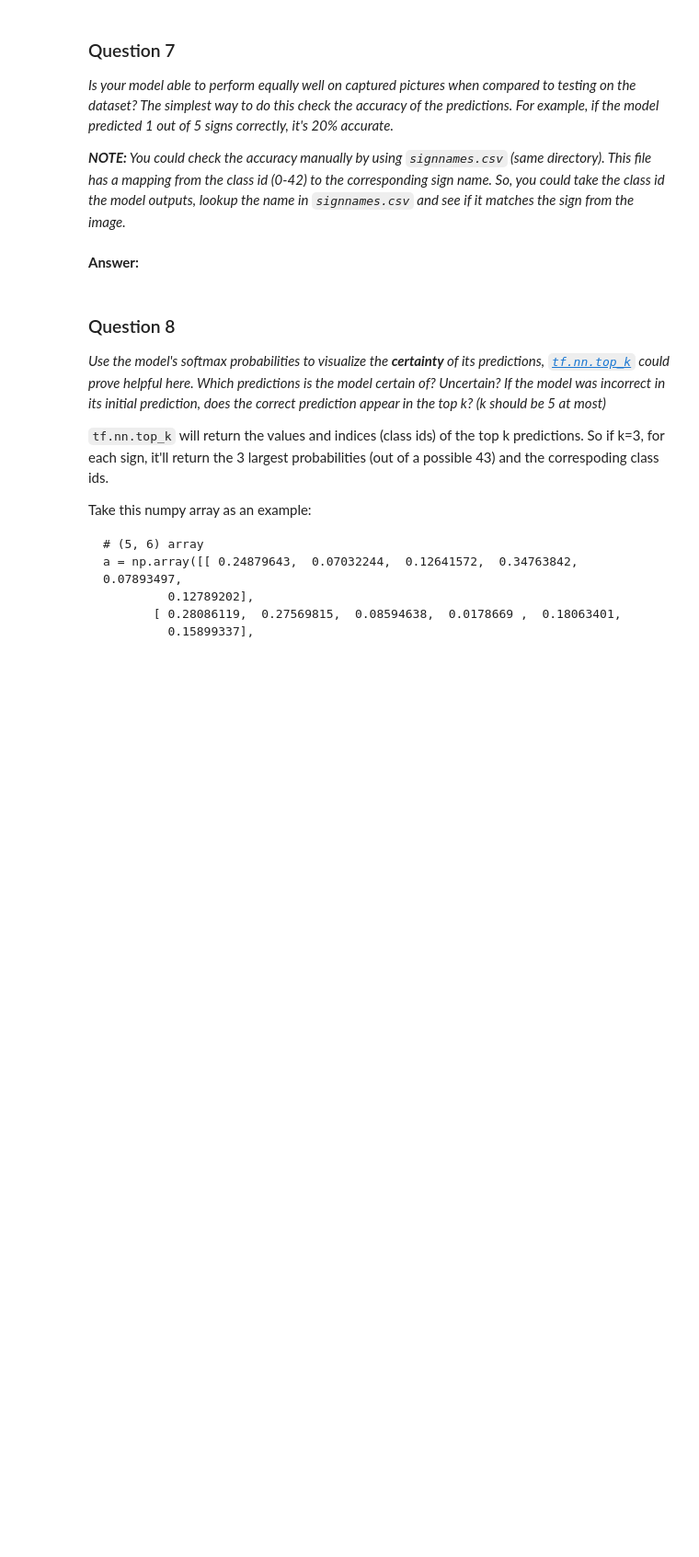
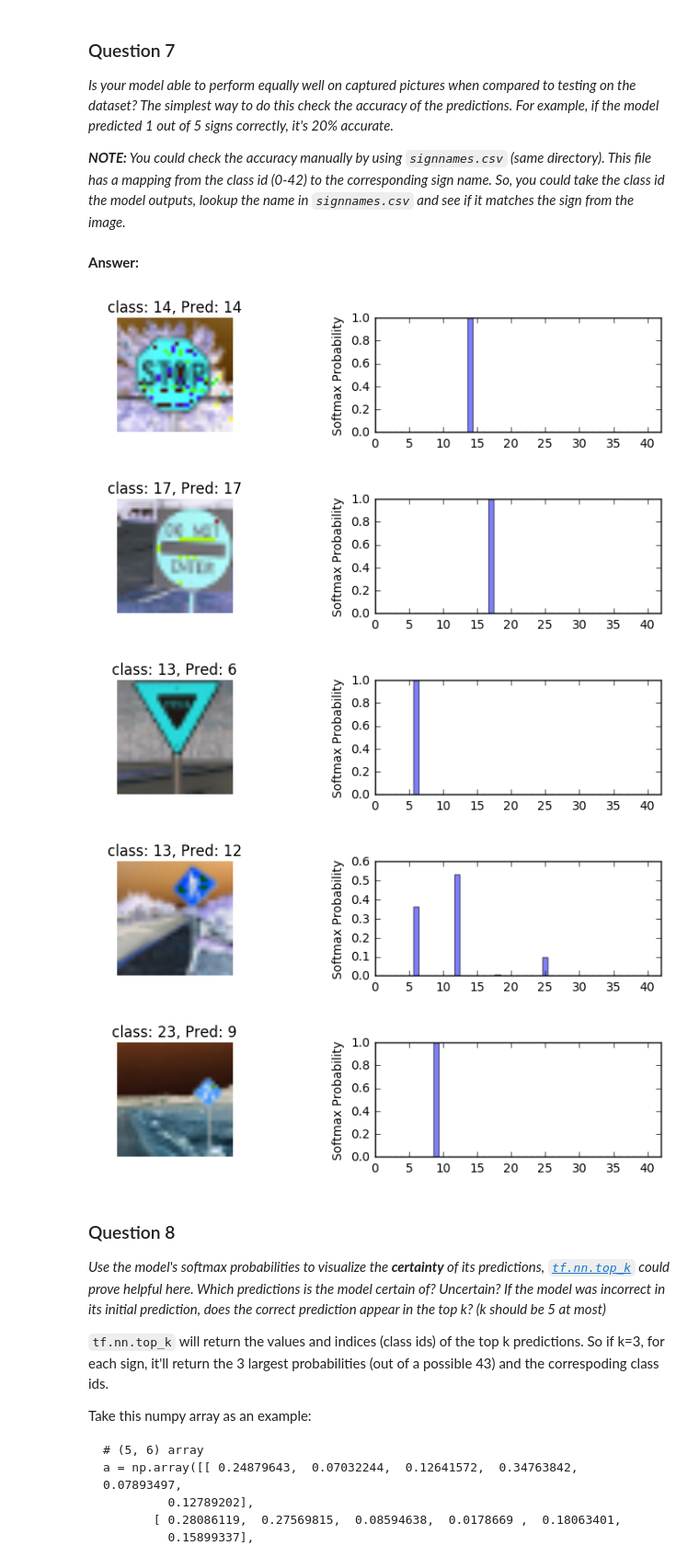
Before and after one commit to sg1705/CarND-Traffic-Sign-Classifier-Project, a Jupyter notebook: Traffic_Sign_Classifier.ipynb, the cells around one changed output. Shown at 92% size. Drawn from its saved outputs; the diff is of its cells as text; code cells hidden in the pictures; blank space fills up the shorter version.

```diff
--- a/Traffic_Sign_Classifier.ipynb
+++ b/Traffic_Sign_Classifier.ipynb
@@ -536,7 +539,14 @@ _**NOTE:** You could check the accuracy manually by using `signnames.csv` (same
 **Answer:**
 # %%
 ### Visualize the softmax probabilities here.
+plot_prob(X_test_images, y_test_images, predictions, softmax_probabilties)
 ### Feel free to use as many code cells as needed.
+# %% [output]
+[figure, added]
+[figure, added]
+[figure, added]
+[figure, added]
+[figure, added]
 # %% [markdown]
 ### Question 8
 
```
Also changed, not shown: parts of 8 cells of this notebook, 4 other files.
